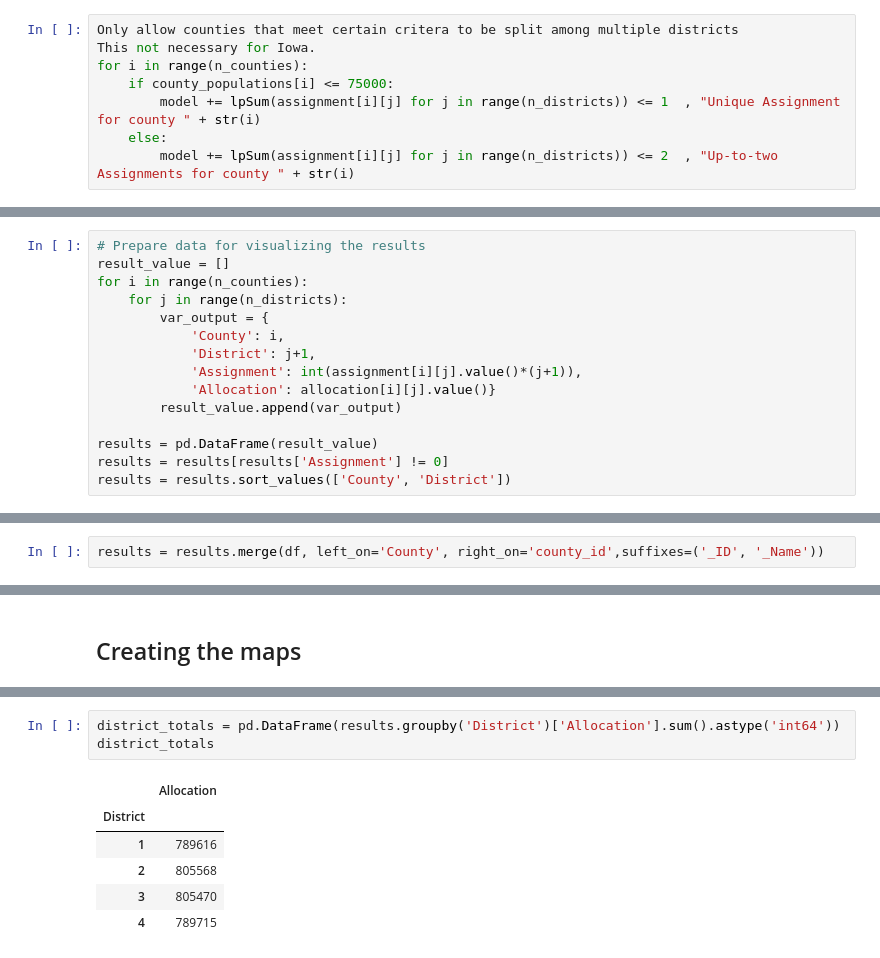
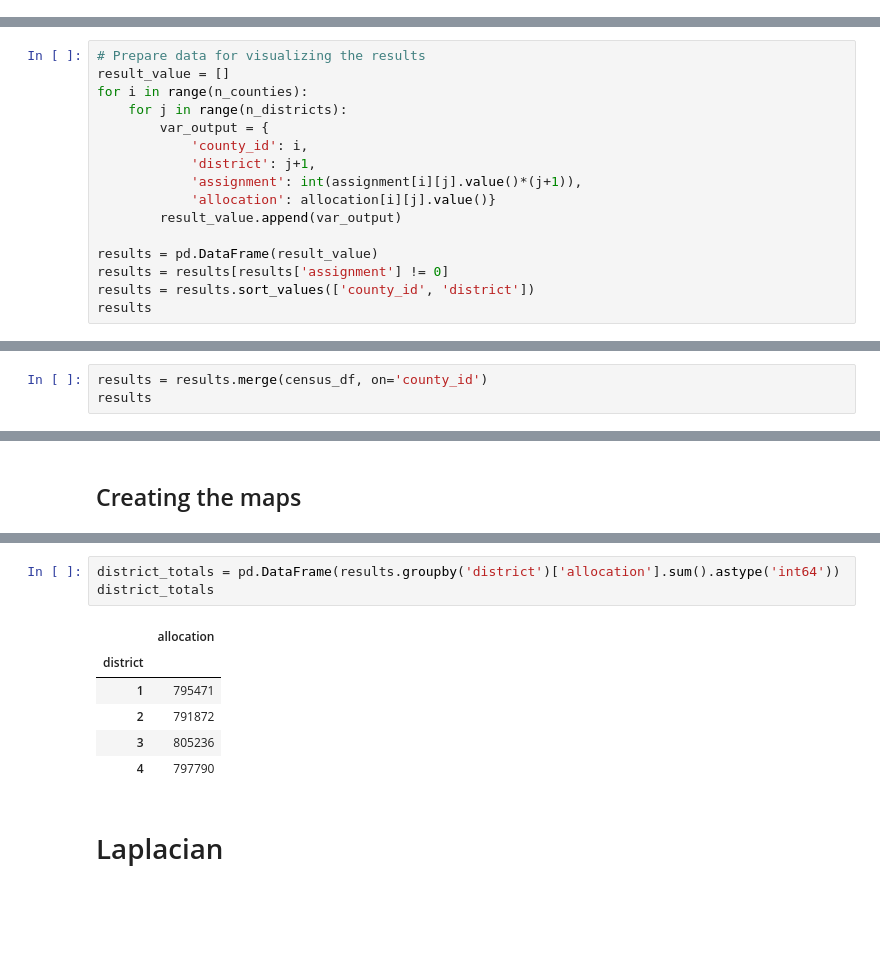
Before and after one commit to stefaniegwangphd/ia-redistricting, a Jupyter notebook: laplacian_constraints.ipynb, the cells around one changed output, grey strips where cells are left out. Cells and saved outputs as stored; diff of their text form; blank space fills up the shorter version.

```diff
--- a/laplacian_constraints.ipynb
+++ b/laplacian_constraints.ipynb
@@ -382,8 +167,0 @@ for j in range(n_districts):
-# %%
-Only allow counties that meet certain critera to be split among multiple districts
-This not necessary for Iowa.
-for i in range(n_counties):
-    if county_populations[i] <= 75000:
-        model += lpSum(assignment[i][j] for j in range(n_districts)) <= 1  , "Unique Assignment for county " + str(i)
-    else:
-        model += lpSum(assignment[i][j] for j in range(n_districts)) <= 2  , "Up-to-two Assignments for county " + str(i)
@@ -444,12 +254,13 @@ result_value = []
 for i in range(n_counties):
     for j in range(n_districts):
         var_output = {
-            'County': i,
-            'District': j+1,
-            'Assignment': int(assignment[i][j].value()*(j+1)),
-            'Allocation': allocation[i][j].value()}
+            'county_id': i,
+            'district': j+1,
+            'assignment': int(assignment[i][j].value()*(j+1)),
+            'allocation': allocation[i][j].value()}
         result_value.append(var_output)
 
 results = pd.DataFrame(result_value)
-results = results[results['Assignment'] != 0]
-results = results.sort_values(['County', 'District'])
+results = results[results['assignment'] != 0]
+results = results.sort_values(['county_id', 'district'])
+results
@@ -481,2 +280,0 @@ df.head()
-# %%
-results = results.merge(df, left_on='County', right_on='county_id',suffixes=('_ID', '_Name'))
@@ -516,0 +281,3 @@ data
+# %%
+results = results.merge(census_df, on='county_id')
+results
@@ -653,10 +408,12 @@ iowa_map(map_first_pass)
 # %%
-district_totals = pd.DataFrame(results.groupby('District')['Allocation'].sum().astype('int64'))
+district_totals = pd.DataFrame(results.groupby('district')['allocation'].sum().astype('int64'))
 district_totals
 # %% [output]
-|  | Allocation |
-| District |  |
-| 1 | 789616 |
-| 2 | 805568 |
-| 3 | 805470 |
-| 4 | 789715 |
+|  | allocation |
+| district |  |
+| 1 | 795471 |
+| 2 | 791872 |
+| 3 | 805236 |
+| 4 | 797790 |
+# %% [markdown]
+# Laplacian
```
Also changed, not shown: parts of 79 cells of this notebook.
